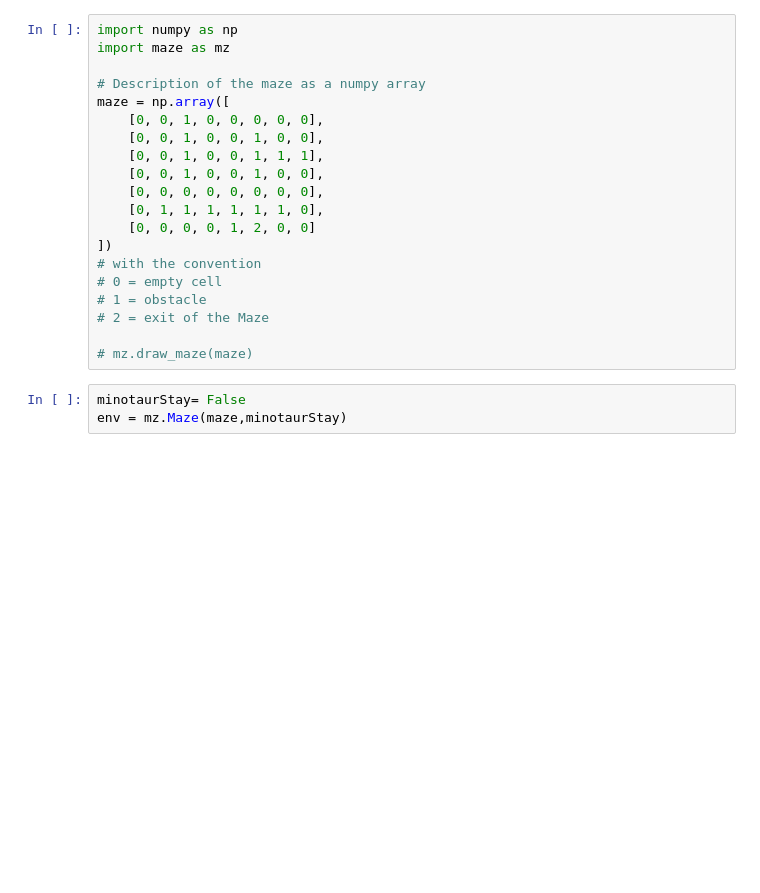
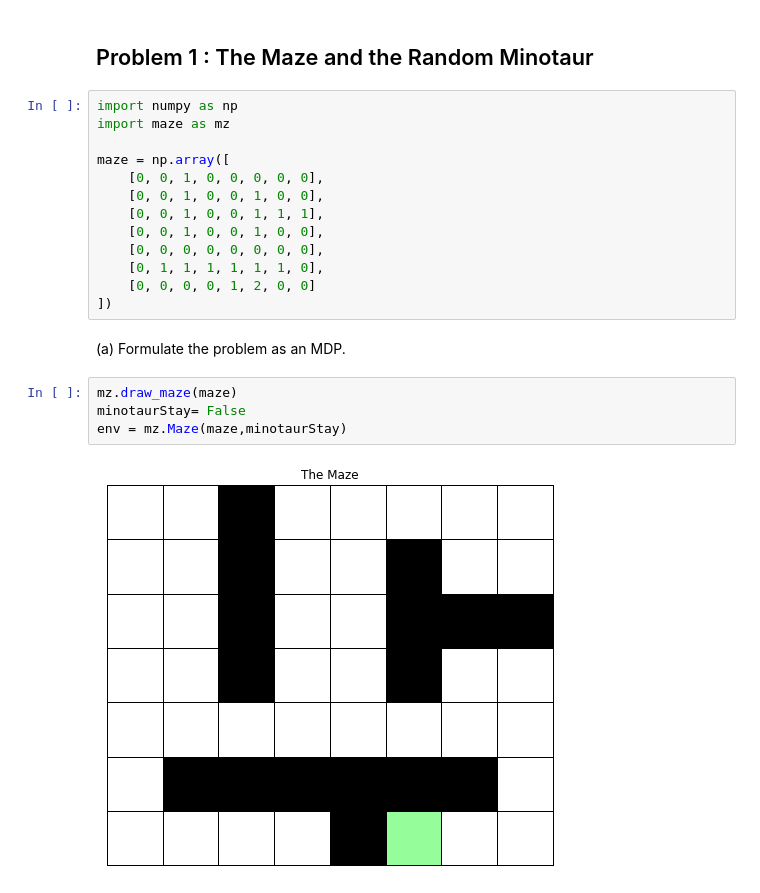
Before and after one commit to anirudhseth/Reinforcement-Learning-Basics, a Jupyter notebook: lab1/Problem_1.ipynb, the cells around one changed output. Saved outputs shown, nothing was run; the diff lists cells and outputs as text; blank space fills up the shorter version.

```diff
--- a/lab1/Problem_1.ipynb
+++ b/lab1/Problem_1.ipynb
@@ -1,8 +1,9 @@
+# %% [markdown]
+## Problem 1 : The Maze and the Random Minotaur
 # %%
 import numpy as np
 import maze as mz
 
-# Description of the maze as a numpy array
 maze = np.array([
     [0, 0, 1, 0, 0, 0, 0, 0],
     [0, 0, 1, 0, 0, 1, 0, 0],
@@ -12,12 +13,11 @@ maze = np.array([
     [0, 1, 1, 1, 1, 1, 1, 0],
     [0, 0, 0, 0, 1, 2, 0, 0]
 ])
-# with the convention
-# 0 = empty cell
-# 1 = obstacle
-# 2 = exit of the Maze
-
-# mz.draw_maze(maze)
+# %% [markdown]
+ (a) Formulate the problem as an MDP.
 # %%
+mz.draw_maze(maze)
 minotaurStay= False
 env = mz.Maze(maze,minotaurStay)
+# %% [output]
+[figure, added]
```
Also changed, not shown: parts of 11 cells of this notebook, 3 other files.
